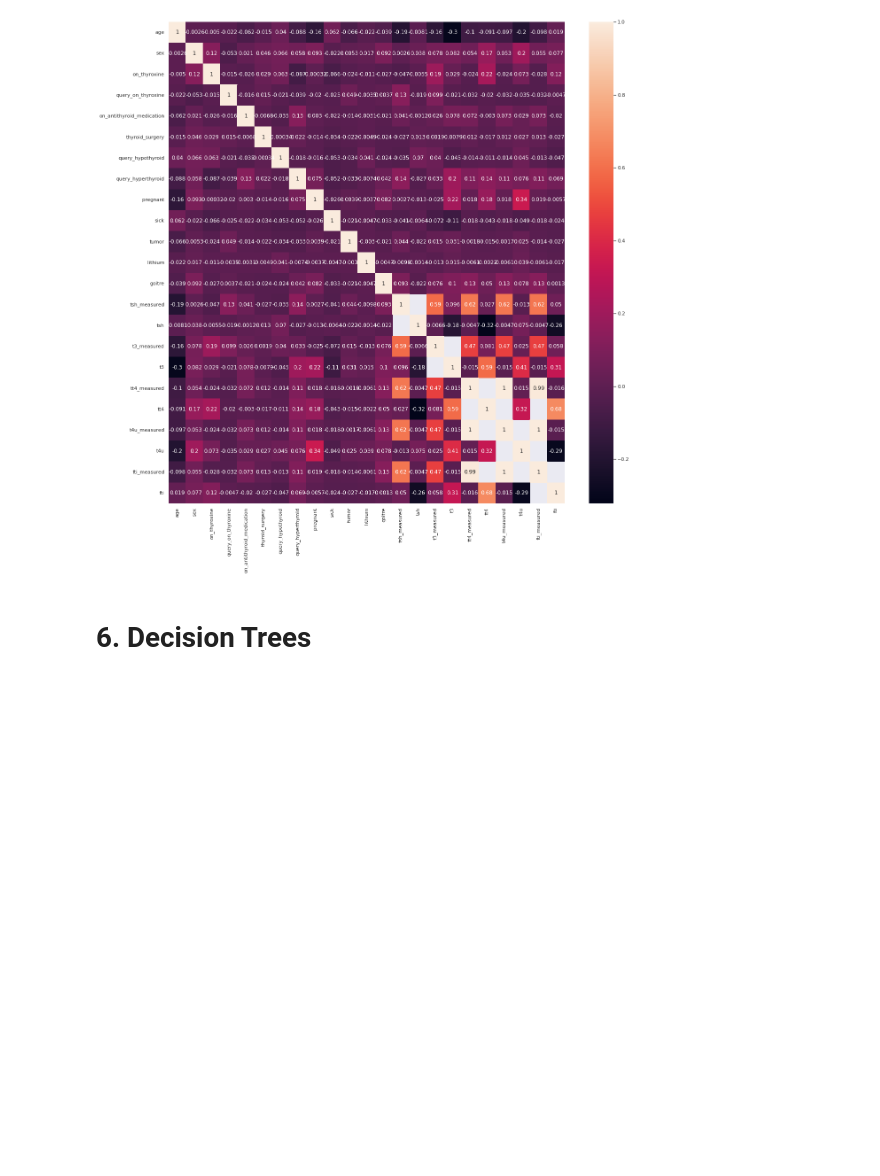
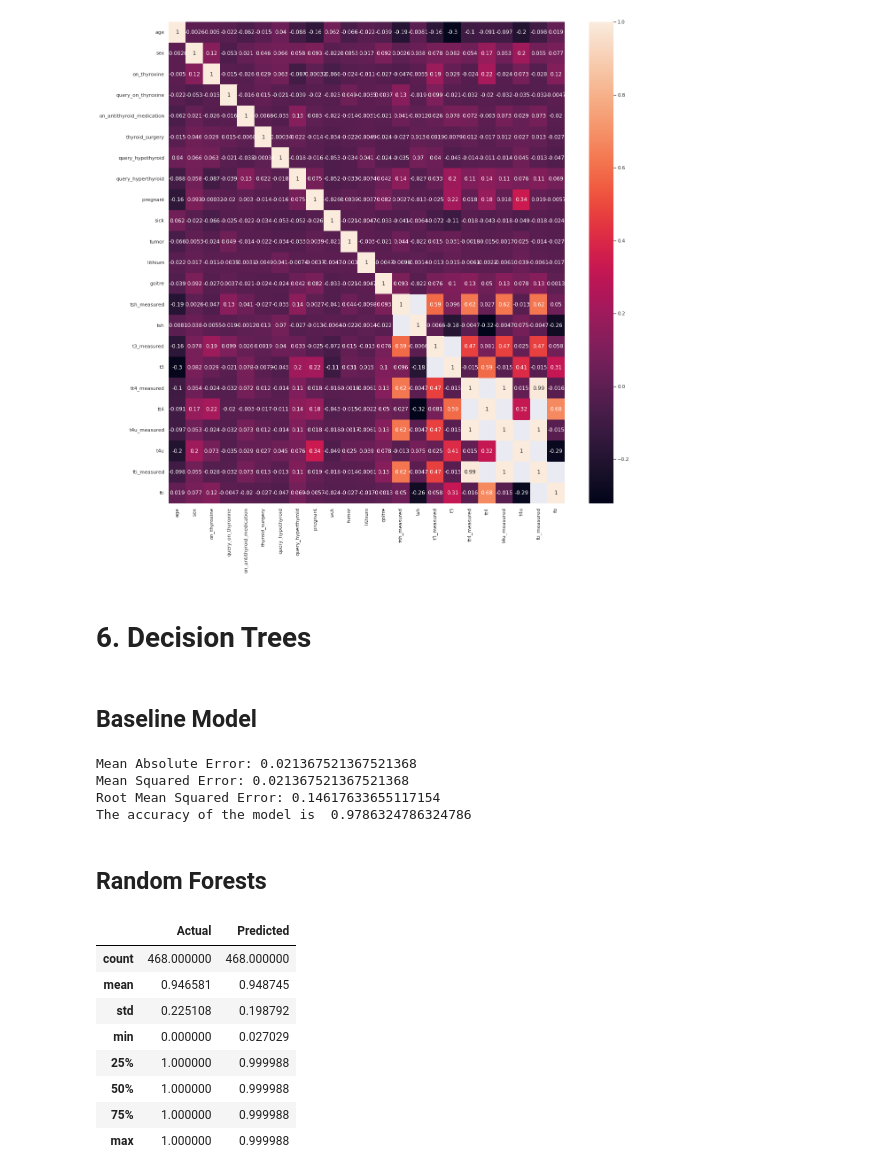
Before and after one commit to tiffanyndanu/Hypothyroidism, a Jupyter notebook: Hypothyridism.ipynb, the cells around one changed output. Drawn from its saved outputs; the diff is of its cells as text; code cells hidden in the pictures; blank space fills up the shorter version.

```diff
--- a/Hypothyridism.ipynb
+++ b/Hypothyridism.ipynb
@@ -651,3 +660,80 @@ plt.show()
 [figure]
 # %% [markdown]
 # **6. Decision Trees**
+# %% [markdown]
+## Baseline Model
+# %%
+Hyp = Hyp.dropna()
+# %%
+# split the data into labels and features
+
+X = Hyp[['tsh', 'fti', 'on_antithyroid_medication', 'on_antithyroid_medication', 't3', 'age']]
+y = np.where(Hyp['status']=='hypothyroid',0,1)
+
+# standardizing the data
+from sklearn.preprocessing import StandardScaler
+
+scaler = StandardScaler()
+
+scaler.fit_transform(X)
+
+
+# splitting into train an test sets
+
+X_train, X_test, y_train, y_test = train_test_split(X,y, test_size = 0.2, random_state=0)
+
+# setting the dicision tree classifier
+
+clf = DecisionTreeClassifier()
+
+clf = clf.fit(X_train, y_train)
+
+# predicting using the model built
+
+y_pred = clf.predict(X_test)
+
+# comparing the actual and predicted
+
+comparison_frame = pd.DataFrame({'Actual': y_test, 'Predicted': y_pred})
+
+comparison_frame.describe()
+# Evaluating the Algorithm
+# ---
+#
+from sklearn import metrics
+print('Mean Absolute Error:', metrics.mean_absolute_error(y_test, y_pred))
+print('Mean Squared Error:', metrics.mean_squared_error(y_test, y_pred))
+print('Root Mean Squared Error:', np.sqrt(metrics.mean_squared_error(y_test, y_pred)))
+print('The accuracy of the model is ',metrics.accuracy_score(y_test, y_pred))
+# %% [output]
+Mean Absolute Error: 0.021367521367521368
+Mean Squared Error: 0.021367521367521368
+Root Mean Squared Error: 0.14617633655117154
+The accuracy of the model is  0.9786324786324786
+# %% [markdown]
+## Random Forests
+# %%
+# Import the model
+from sklearn.ensemble import RandomForestRegressor
+
+
+forest = RandomForestRegressor(n_estimators = 100, random_state=42, min_samples_split = 20, max_depth=5)
+forest = forest.fit(X_train, y_train)
+# %%
+# MAKE A PREDICTION
+y_pred = forest.predict(X_test)
+
+
+comparison_frame = pd.DataFrame({'Actual': y_test.flatten(), 'Predicted': y_pred.flatten()})
+
+comparison_frame.describe()
+# %% [output]
+|  | Actual | Predicted |
+| count | 468.000000 | 468.000000 |
+| mean | 0.946581 | 0.948745 |
+| std | 0.225108 | 0.198792 |
+| min | 0.000000 | 0.027029 |
+| 25% | 1.000000 | 0.999988 |
+| 50% | 1.000000 | 0.999988 |
+| 75% | 1.000000 | 0.999988 |
+| max | 1.000000 | 0.999988 |
```
Also changed, not shown: parts of 4 cells of this notebook.
